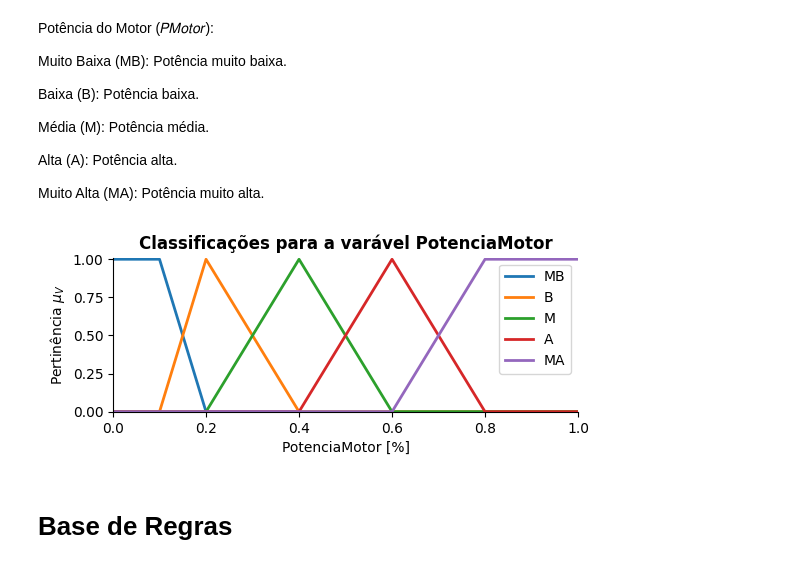
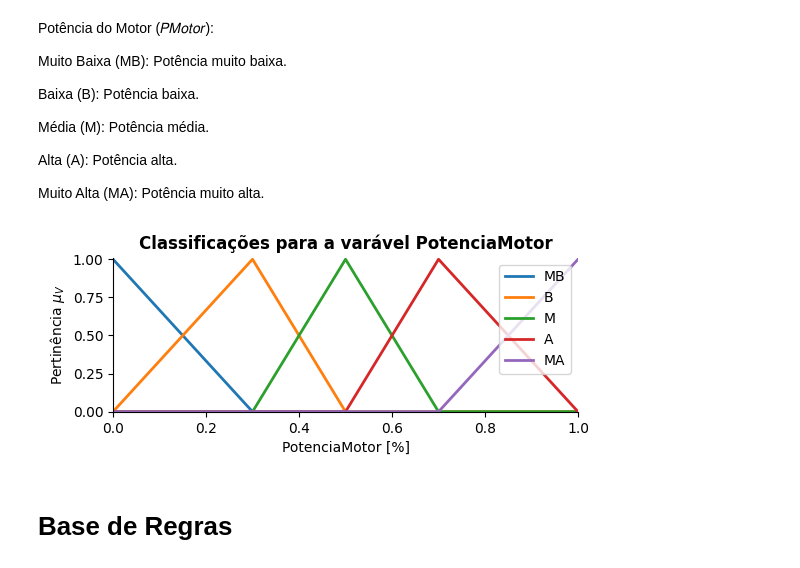
Before and after one commit to leoclamp/Controle_Fuzzy_PD, a Jupyter notebook: fuzzy_PD.ipynb, the cells around one changed output. Saved outputs shown, nothing was run; the diff lists cells and outputs as text; code cells hidden in the pictures.

Commit message:
:construction: Arrumando DeltaErro, Potencia do motor, base de regras e simulação

```diff
--- a/fuzzy_PD.ipynb
+++ b/fuzzy_PD.ipynb
@@ -94,22 +94,22 @@ Muito Alta (MA): Potência muito alta.
 # %%
 # Definição da variável Consequente PotenciaMotor 0:1
 PotenciaMotor = ctrl.Consequent(universe=np.arange(0, 1.01, 0.01), label='PotenciaMotor')
 
 # Classificações de PotenciaMotor
-PotenciaMotor['MB'] = fuzzy.trapmf(PotenciaMotor.universe, [0, 0, 0.1, 0.2])
-PotenciaMotor['B'] = fuzzy.trimf(PotenciaMotor.universe, [0.1, 0.2, 0.4])
-PotenciaMotor['M'] = fuzzy.trimf(PotenciaMotor.universe, [0.2, 0.4, 0.6])
-PotenciaMotor['A'] = fuzzy.trimf(PotenciaMotor.universe, [0.4, 0.6, 0.8])
-PotenciaMotor['MA'] = fuzzy.trapmf(PotenciaMotor.universe, [0.6, 0.8, 1.0, 1.0])
+PotenciaMotor['MB'] = fuzzy.trimf(PotenciaMotor.universe, [0, 0, 0.3])
+PotenciaMotor['B'] = fuzzy.trimf(PotenciaMotor.universe, [0, 0.3, 0.5])
+PotenciaMotor['M'] = fuzzy.trimf(PotenciaMotor.universe, [0.3, 0.5, 0.7])
+PotenciaMotor['A'] = fuzzy.trimf(PotenciaMotor.universe, [0.5, 0.7, 1.0])
+PotenciaMotor['MA'] = fuzzy.trimf(PotenciaMotor.universe, [0.7, 1.0, 1.0])
 
 PotenciaMotor.view()   # Método para visualização da Função de Pertinência.
 [plt.gca().lines[i].set_linewidth(2) for i in range(len(plt.gca().lines))]
 
 fig = plt.gcf(); axes = fig.gca(); fig.set_size_inches(6, 2)
 axes.set_xlabel(xlabel='PotenciaMotor [%]'); axes.set_ylabel(ylabel=r'Pertinência $\mu_{V}$');
 plt.title(f'Classificações para a varável {PotenciaMotor.label}', fontweight='bold'); plt.legend(loc='upper right');
 # %% [output]
-[figure, old version]
+[figure, new version]
 # %% [markdown]
 # Base de Regras
 # %%
```
Also changed, not shown: parts of 7 cells of this notebook.
